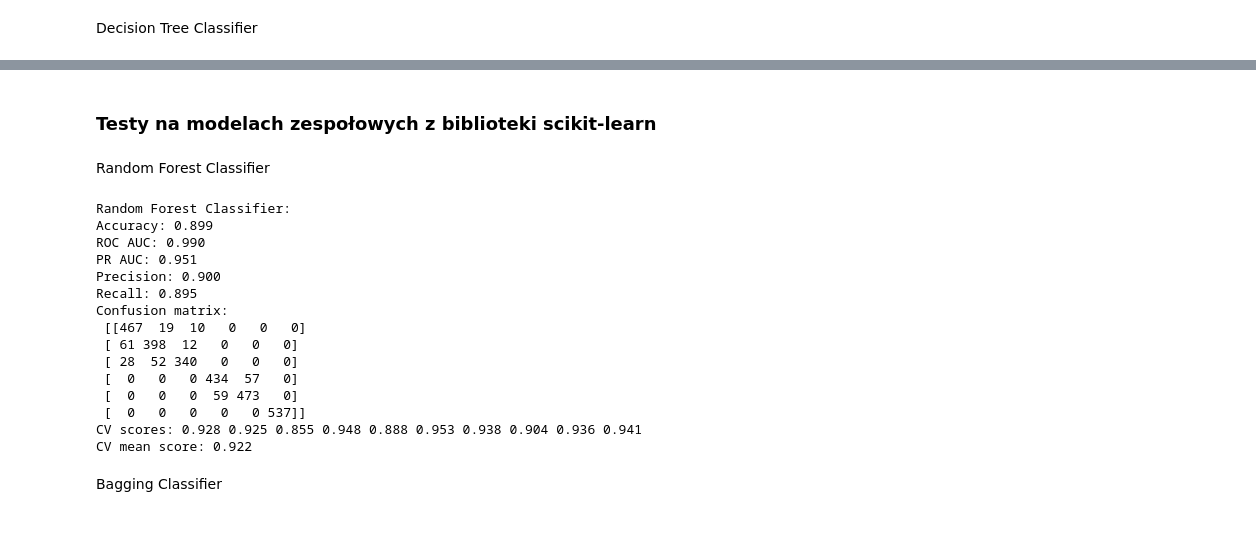
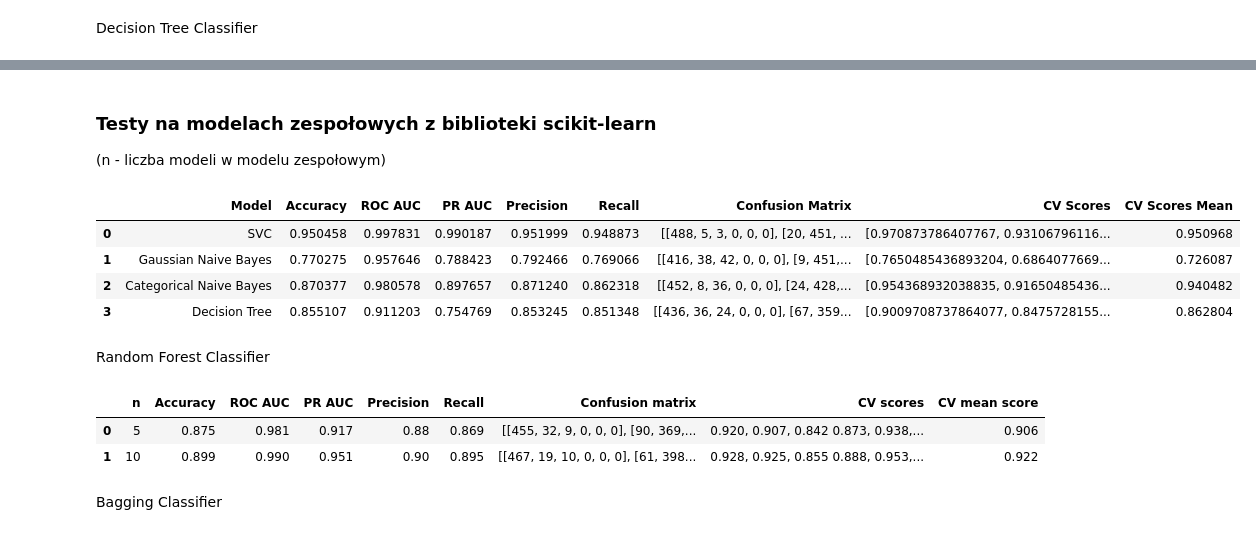
Before and after one commit to JakubDziegielewski/Ensambles, a Jupyter notebook: experiments_v2.ipynb, the cells around one changed output, grey strips where cells are left out. Drawn from its saved outputs; the diff is of its cells as text; code cells hidden in the pictures.

```diff
--- a/experiments_v2.ipynb
+++ b/experiments_v2.ipynb
@@ -214,0 +281,13 @@ CV mean score: 0.866
+# %%
+# Create a DataFrame to store the results
+results_df = pd.DataFrame({
+    'Model': ['SVC', 'Gaussian Naive Bayes', 'Categorical Naive Bayes', 'Decision Tree'],
+    'Accuracy': [svc_accuracy_score, gaussNB_accuracy_score, catNB_accuracy_score, dt_accuracy_score],
+    'ROC AUC': [svc_roc_auc, gaussNB_roc_auc, catNB_roc_auc, dt_roc_auc],
+    'PR AUC': [svc_pr_auc, gaussNB_pr_auc, catNB_pr_auc, dt_pr_auc],
+    'Precision': [svc_precision, gaussNB_precision, catNB_precision, dt_precision],
+    'Recall': [svc_recall, gaussNB_recall, catNB_recall, dt_recall],
+    'Confusion Matrix': [svc_conf_matrix, gaussNB_conf_matrix, catNB_conf_matrix, dt_conf_matrix],
+    'CV Scores': [svc_scores, gaussNB_scores, catNB_scores, dt_scores],
+    'CV Scores Mean': [svc_scores_mean, gaussNB_scores_mean, catNB_scores_mean, dt_scores_mean]
+})
@@ -215,28 +312,13 @@ CV mean score: 0.866
 # %% [markdown]
 ### Testy na modelach zespołowych z biblioteki scikit-learn
+(n - liczba modeli w modelu zespołowym)
+# %%
+display(HTML(results_df.to_html(escape=False)))
+# %% [output]
+|  | Model | Accuracy | ROC AUC | PR AUC | Precision | Recall | Confusion Matrix | CV Scores | CV Scores Mean |
+| 0 | SVC | 0.950458 | 0.997831 | 0.990187 | 0.951999 | 0.948873 | [[488, 5, 3, 0, 0, 0], [20, 451, ... | [0.970873786407767, 0.93106796116... | 0.950968 |
+| 1 | Gaussian Naive Bayes | 0.770275 | 0.957646 | 0.788423 | 0.792466 | 0.769066 | [[416, 38, 42, 0, 0, 0], [9, 451,... | [0.7650485436893204, 0.6864077669... | 0.726087 |
+| 2 | Categorical Naive Bayes | 0.870377 | 0.980578 | 0.897657 | 0.871240 | 0.862318 | [[452, 8, 36, 0, 0, 0], [24, 428,... | [0.954368932038835, 0.91650485436... | 0.940482 |
+| 3 | Decision Tree | 0.855107 | 0.911203 | 0.754769 | 0.853245 | 0.851348 | [[436, 36, 24, 0, 0, 0], [67, 359... | [0.9009708737864077, 0.8475728155... | 0.862804 |
 # %% [markdown]
 Random Forest Classifier
-# %%
-clf_rf = RandomForestClassifier(n_estimators=10, random_state=random_state)
-rf_accuracy_score, rf_roc_auc, rf_pr_auc, rf_precision, rf_recall,\
-    rf_conf_matrix = test_classifier(clf_rf, x_train, y_train, x_test, y_test)
-rf_scores, rf_scores_mean = test_cv_classifier(clf_rf, x, y, n=10)
-print("Random Forest Classifier:")
-print_results(rf_accuracy_score, rf_roc_auc, rf_pr_auc, rf_precision, rf_recall,\
-    rf_conf_matrix, rf_scores, rf_scores_mean)
-# %% [output]
-Random Forest Classifier:
-Accuracy: 0.899
-ROC AUC: 0.990
-PR AUC: 0.951
-Precision: 0.900
-Recall: 0.895
-Confusion matrix:
- [[467  19  10   0   0   0]
- [ 61 398  12   0   0   0]
- [ 28  52 340   0   0   0]
- [  0   0   0 434  57   0]
- [  0   0   0  59 473   0]
- [  0   0   0   0   0 537]]
-CV scores: 0.928 0.925 0.855 0.948 0.888 0.953 0.938 0.904 0.936 0.941
-CV mean score: 0.922
@@ -243,2 +338,8 @@ CV mean score: 0.922
+# %%
+display(HTML(rf_results.to_html(escape=False)))
+# %% [output]
+|  | n | Accuracy | ROC AUC | PR AUC | Precision | Recall | Confusion matrix | CV scores | CV mean score |
+| 0 | 5 | 0.875 | 0.981 | 0.917 | 0.88 | 0.869 | [[455, 32, 9, 0, 0, 0], [90, 369,... | 0.920, 0.907, 0.842 0.873, 0.938,... | 0.906 |
+| 1 | 10 | 0.899 | 0.990 | 0.951 | 0.90 | 0.895 | [[467, 19, 10, 0, 0, 0], [61, 398... | 0.928, 0.925, 0.855 0.888, 0.953,... | 0.922 |
 # %% [markdown]
 Bagging Classifier
```
Also changed, not shown: parts of 38 cells of this notebook, 2 other files.
